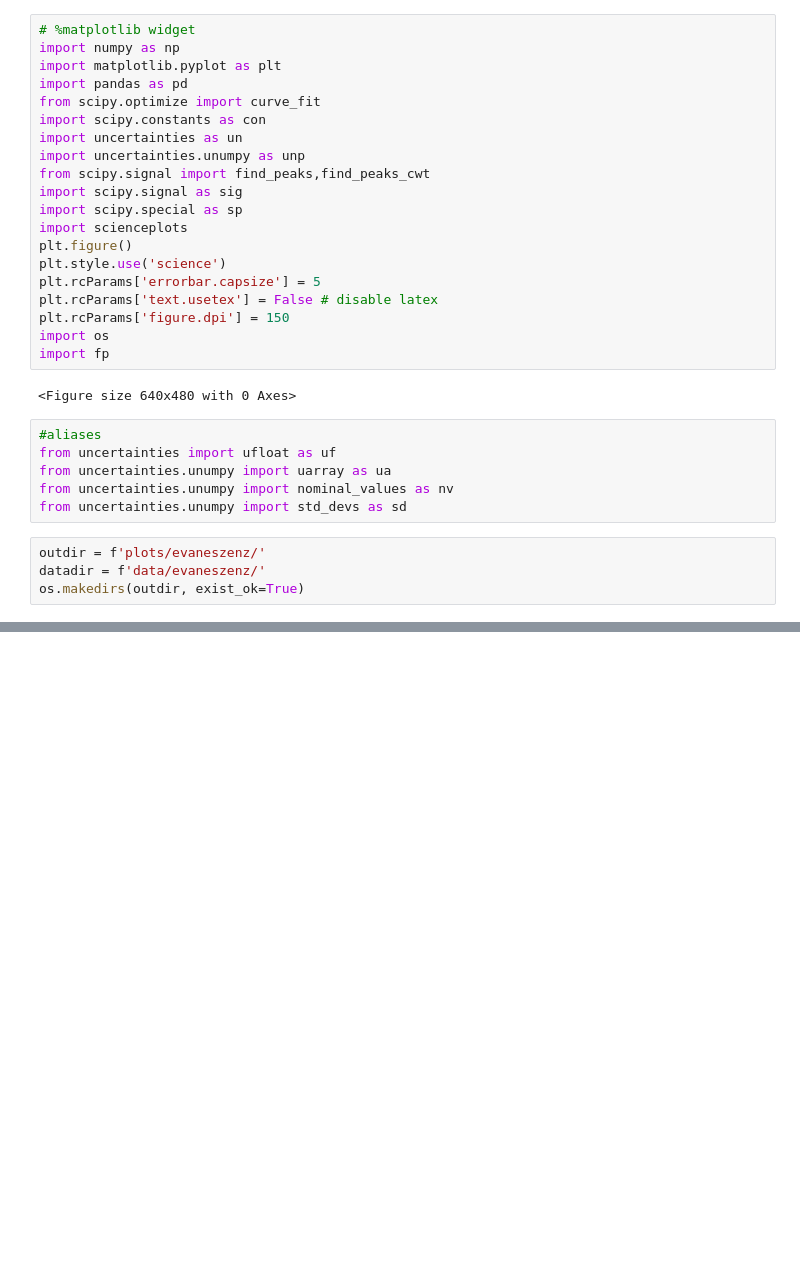
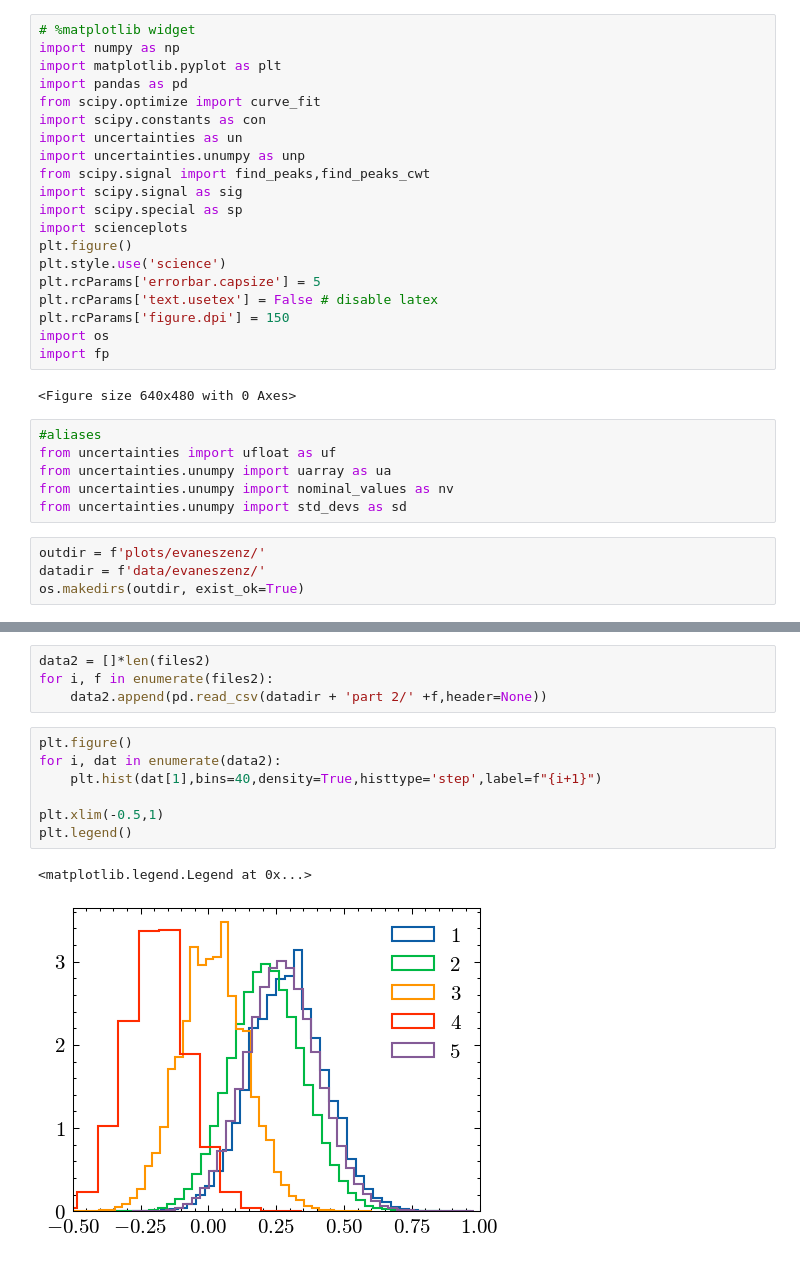
Before and after one commit to emhl/FP2, a Jupyter notebook: evaneszenz.ipynb, the cells around one changed output, grey strips where cells are left out. Drawn from its saved outputs; the diff is of its cells as text; blank space fills up the shorter version.

```diff
--- a/evaneszenz.ipynb
+++ b/evaneszenz.ipynb
@@ -36,0 +60,14 @@ os.makedirs(outdir, exist_ok=True)
+# %%
+data2 = []*len(files2)
+for i, f in enumerate(files2):
+    data2.append(pd.read_csv(datadir + 'part 2/' +f,header=None))
+# %%
+plt.figure()
+for i, dat in enumerate(data2):
+    plt.hist(dat[1],bins=40,density=True,histtype='step',label=f"{i+1}")
+
+plt.xlim(-0.5,1)
+plt.legend()
+# %% [output]
+<matplotlib.legend.Legend at 0x...>
+[figure, added]
```
Also changed, not shown: parts of 5 cells of this notebook, 14 other files.
